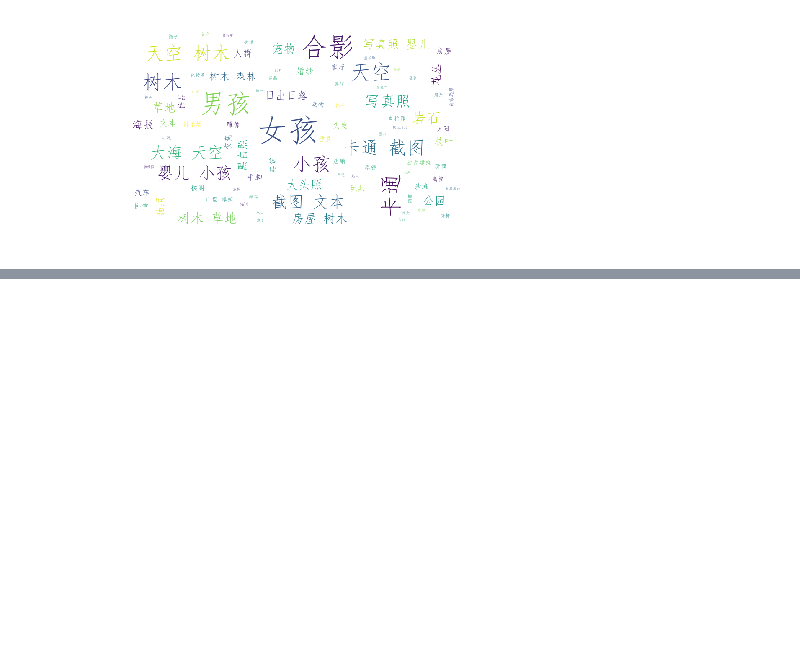
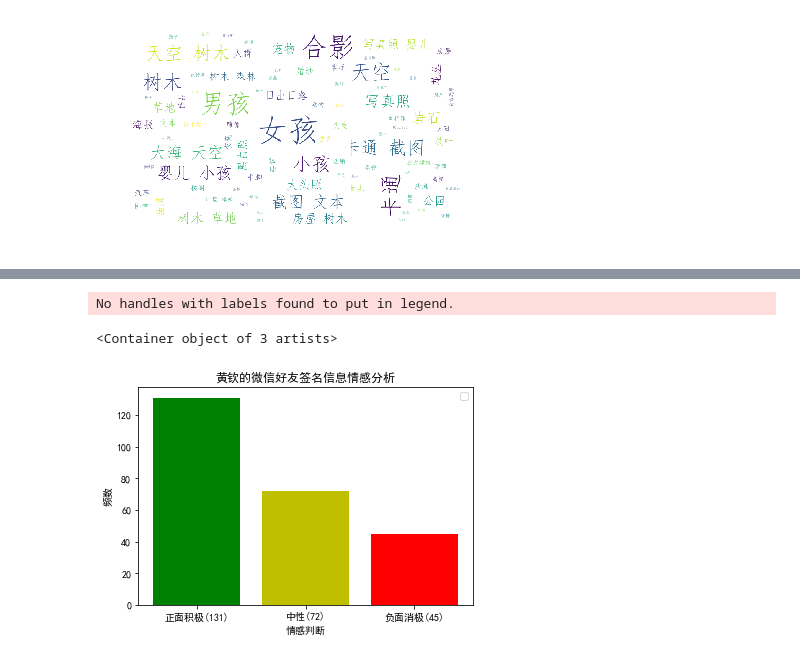
Before and after one commit to polarbear611/Data-Analysis, a Jupyter notebook: Wechat/wechat_friends.ipynb, the cells around one changed output, grey strips where cells are left out. Cells and saved outputs as stored; diff of their text form; code cells hidden in the pictures; blank space fills up the shorter version.

```diff
--- a/Wechat/wechat_friends.ipynb
+++ b/Wechat/wechat_friends.ipynb
@@ -200,0 +246,20 @@ plt.show()
+# %%
+#用plt画图展示好友签名的情感判断情况
+#sentiments>0.66 情绪正面积极
+count_good = len(list(filter(lambda x:x>0.66, emotions)))
+#0.66>=sentiments>0.33 情绪中性
+count_normal = len(list(filter(lambda x:0.66 >= x > 0.33, emotions)))
+#sentiments<=0.33 情绪正面积极
+count_bad = len(list(filter(lambda x:x<=0.33, emotions)))
+plt.xticks(range(3), ["正面积极({})".format(count_good), "中性({})".format(count_normal), "负面消极({})".format(count_bad)])
+plt.rcParams['font.sans-serif'] = ['simHei']
+plt.rcParams['axes.unicode_minus'] = False
+plt.xlabel('情感判断')
+plt.ylabel('频数')
+#plt.legend(loc='upper right')
+plt.title("{}的微信好友签名信息情感分析".format(friends[0]["NickName"]))
+plt.bar(range(3), [count_good, count_normal, count_bad], color = 'gyr')
+# %% [output]
+No handles with labels found to put in legend.
+<Container object of 3 artists>
+[figure, added]
```
Also changed, not shown: parts of 19 cells of this notebook, 2 other files.
